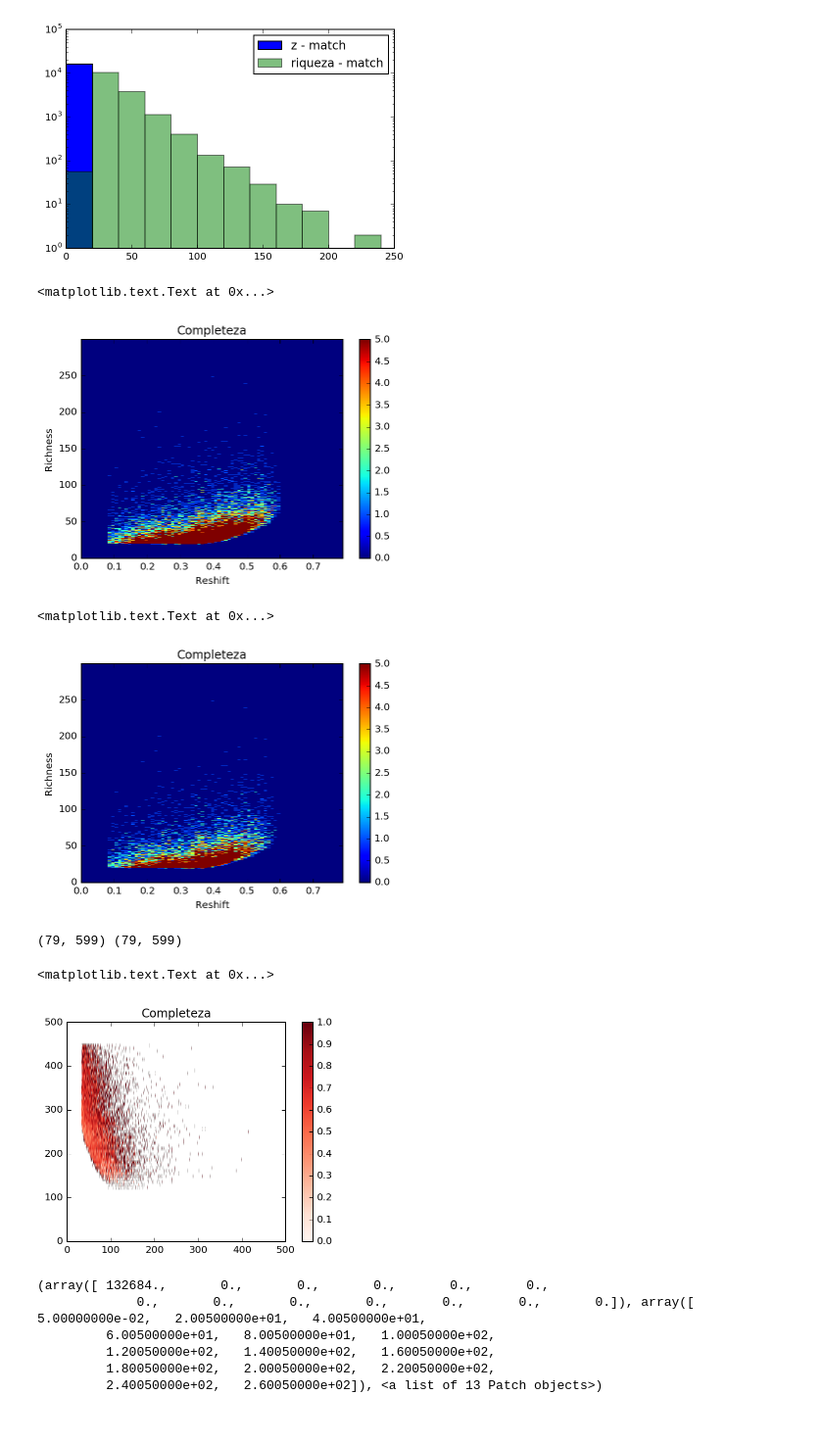
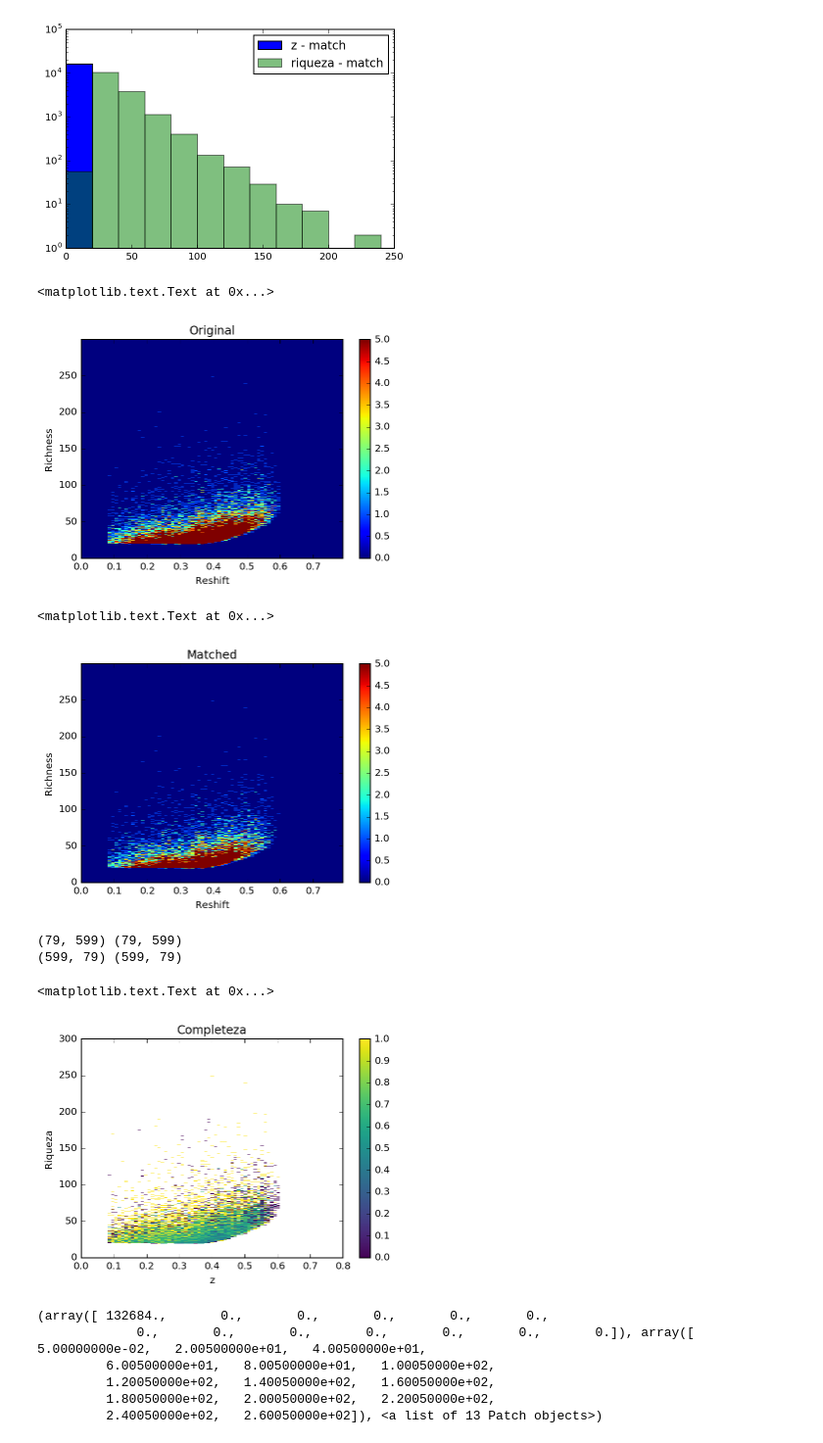
Before and after one commit to clusteron/comparison, a Jupyter notebook: table.ipynb, the cells around one changed output. Shown at 98% size. Cells and saved outputs as stored; diff of their text form; code cells hidden in the pictures.

Commit message:
2d completeness plots improvements: transpose, origin, aspect, interpolation

```diff
--- a/table.ipynb
+++ b/table.ipynb
@@ -758,33 +758,41 @@ h2dr = plt.hist2d(xr, yr, bins = [np.arange(0, 0.8, .01), np.arange(0, 300, .50)
 plt.colorbar()
 plt.xlabel('Reshift')
 plt.ylabel('Richness')
-plt.title('Completeza')
+plt.title('Original')
 # %% [output]
 <matplotlib.text.Text at 0x...>
-[figure, old version]
+[figure, new version]
 # %%
-h2dmr = plt.hist2d(xmr, ymr, bins=[np.arange(0, 0.8, .01), np.arange(0, 300, .50)], vmin = 0, vmax = 5)
+h2dmr = plt.hist2d(xmr, ymr, bins=[np.arange(0, 0.8, .01),
+    np.arange(0, 300, .50)], vmin = 0, vmax = 5)
 plt.colorbar()
 plt.xlabel('Reshift')
 plt.ylabel('Richness')
-plt.title('Completeza')
+plt.title('Matched')
 # %% [output]
 <matplotlib.text.Text at 0x...>
-[figure, old version]
+[figure, new version]
 # %%
 #print h2dr
 #print h2dmr
 
 print h2dr[0].shape, h2dmr[0].shape
+h2dr0 = h2dr[0].transpose()
+h2dmr0 = h2dmr[0].transpose()
+print h2dr0.shape, h2dmr0.shape
 # %% [output]
 (79, 599) (79, 599)
+(599, 79) (599, 79)
 # %%
-plt.imshow(h2dmr[0]/h2dr[0], cmap='Reds', extent = [0, 500, 0, 500])
+plt.imshow(h2dmr0/h2dr0, cmap='viridis', aspect='auto',
+           origin='lower', extent = [0, 0.8, 0, 300], interpolation='none')
 plt.colorbar()
+plt.xlabel('z')
+plt.ylabel('Riqueza')
 plt.title('Completeza')
 # %% [output]
 <matplotlib.text.Text at 0x...>
-[figure, old version]
+[figure, new version]
 # %%
 #h = plt.hist(w['zph'], w['RL*'])
 xw = Red_w
```
Also changed, not shown: parts of 6 cells of this notebook.
